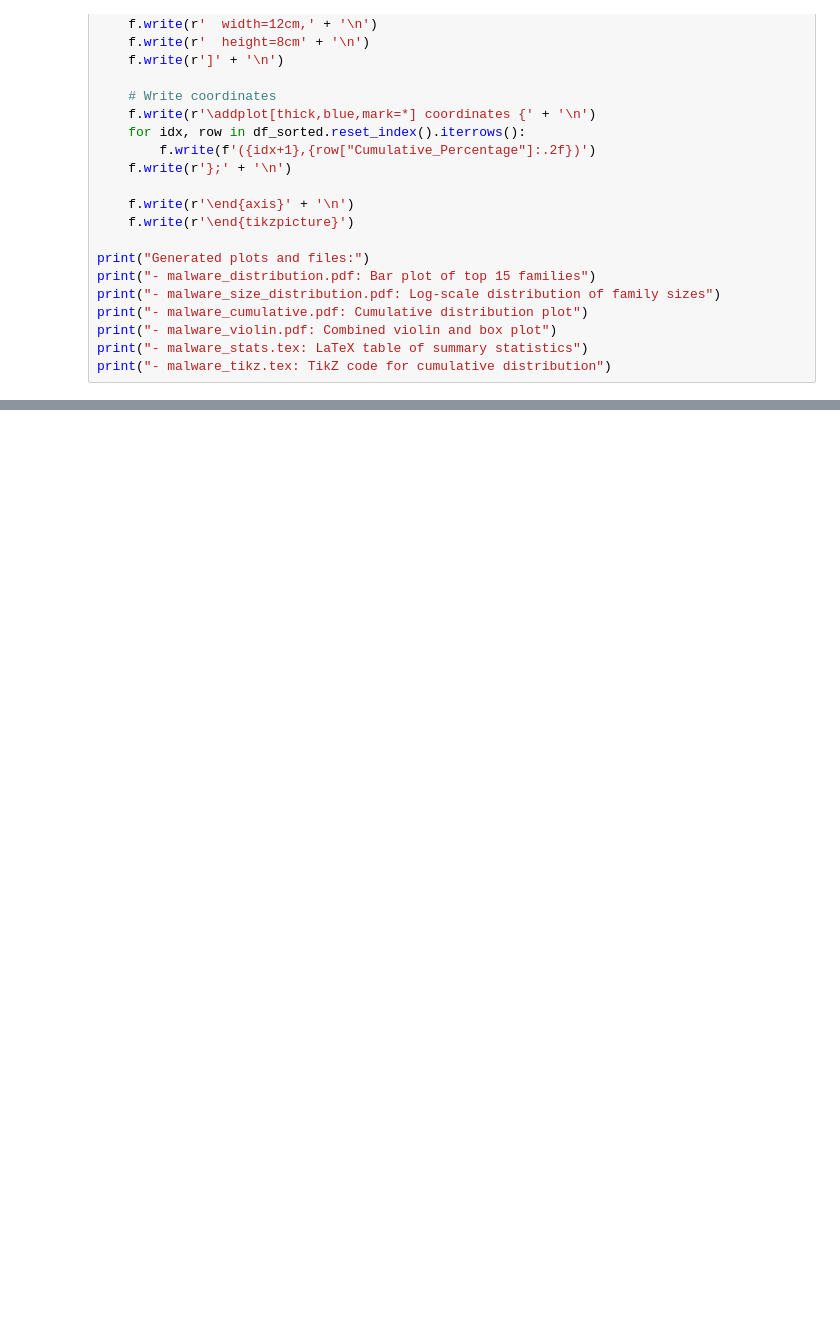
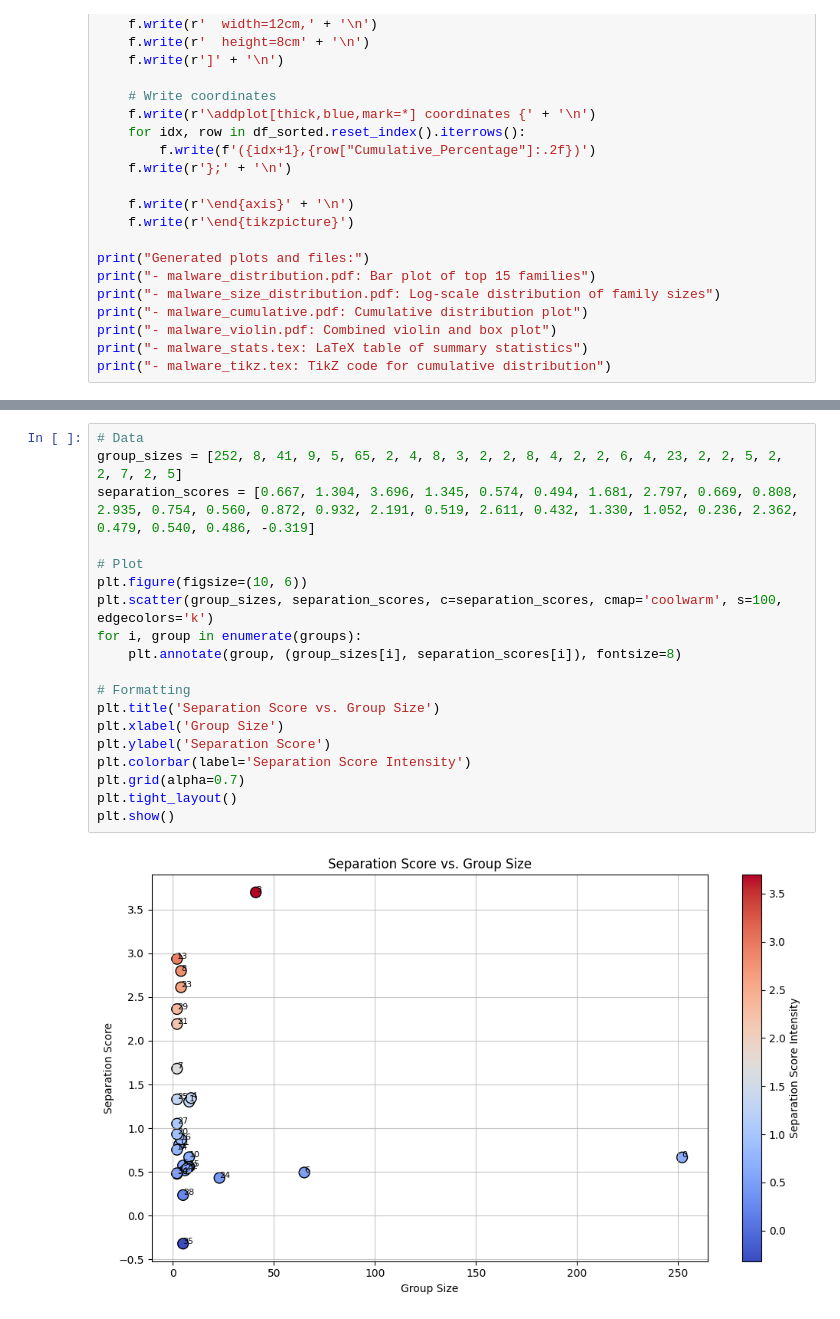
Before and after one commit to svijayakumar2/gcn_new, a Jupyter notebook: Plotting/plot_families.ipynb, the cells around one changed output, grey strips where cells are left out. Drawn from its saved outputs; the diff is of its cells as text; blank space fills up the shorter version.

```diff
--- a/Plotting/plot_families.ipynb
+++ b/Plotting/plot_families.ipynb
@@ -106,0 +699,21 @@ print("- malware_tikz.tex: TikZ code for cumulative distribution")
+# %%
+# Data
+group_sizes = [252, 8, 41, 9, 5, 65, 2, 4, 8, 3, 2, 2, 8, 4, 2, 2, 6, 4, 23, 2, 2, 5, 2, 2, 7, 2, 5]
+separation_scores = [0.667, 1.304, 3.696, 1.345, 0.574, 0.494, 1.681, 2.797, 0.669, 0.808, 2.935, 0.754, 0.560, 0.872, 0.932, 2.191, 0.519, 2.611, 0.432, 1.330, 1.052, 0.236, 2.362, 0.479, 0.540, 0.486, -0.319]
+
+# Plot
+plt.figure(figsize=(10, 6))
+plt.scatter(group_sizes, separation_scores, c=separation_scores, cmap='coolwarm', s=100, edgecolors='k')
+for i, group in enumerate(groups):
+    plt.annotate(group, (group_sizes[i], separation_scores[i]), fontsize=8)
+
+# Formatting
+plt.title('Separation Score vs. Group Size')
+plt.xlabel('Group Size')
+plt.ylabel('Separation Score')
+plt.colorbar(label='Separation Score Intensity')
+plt.grid(alpha=0.7)
+plt.tight_layout()
+plt.show()
+# %% [output]
+[figure, added]
```
Also changed, not shown: parts of 10 cells of this notebook, 3 other files.
